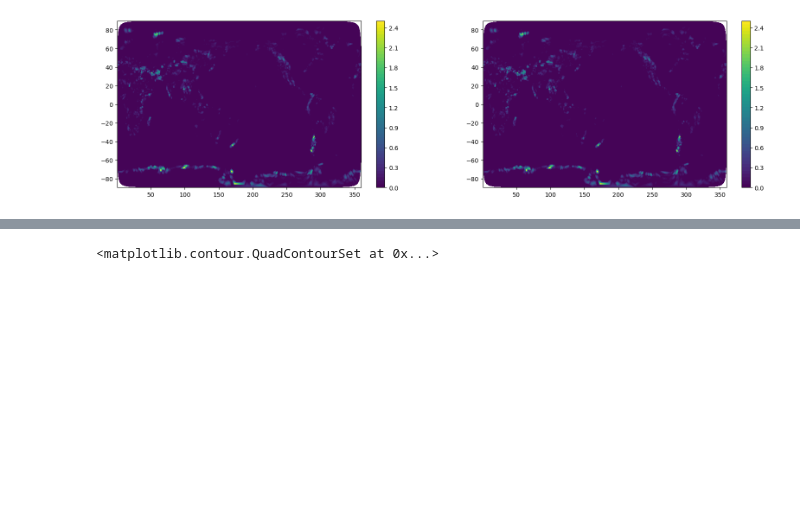
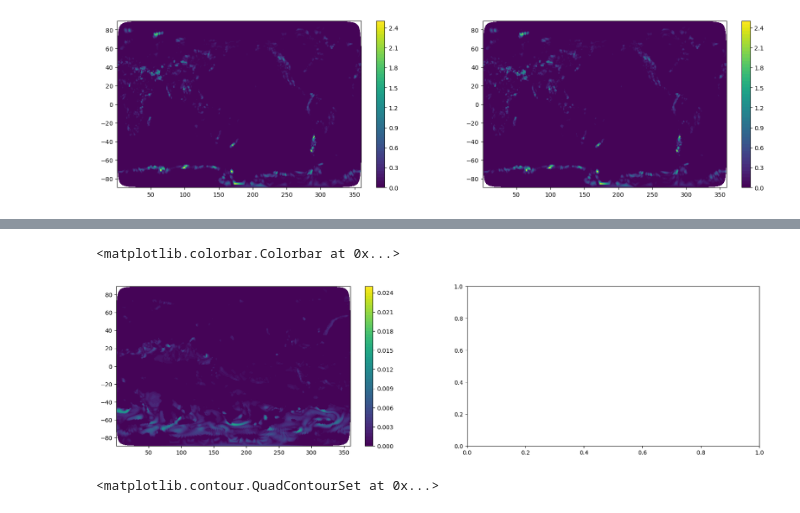
Before and after one commit to JulioTBacmeister/GW_UnitTest, a Jupyter notebook: Python/ReadFortran.ipynb, the cells around one changed output, grey strips where cells are left out. Drawn from its saved outputs; the diff is of its cells as text; code cells hidden in the pictures; blank space fills up the shorter version.

```diff
--- a/Python/ReadFortran.ipynb
+++ b/Python/ReadFortran.ipynb
@@ -122,3 +164,14 @@ plt.colorbar(co)
+# %%
+z=20
+lev=0.01*np.linspace(0.,2.5,num=51)
+fig,ax=plt.subplots(1,2,figsize=(20,5))
+co=ax[0].tricontourf( lon,lat, tau_movmtn.T[z,:], levels=lev )
+plt.colorbar(co)
+#co=ax[1].tricontourf( lon,lat, tau_diag.T[z,:], levels=lev )
+#plt.colorbar(co)
+# %% [output]
+<matplotlib.colorbar.Colorbar at 0x...>
+[figure, added]
 # %%
 plt.contourf( tau_b.T[:,:]-tau_a.T[:,:] ,levels=lev )
 # %% [output]
```
Also changed, not shown: parts of 4 cells of this notebook, 3 other files.
